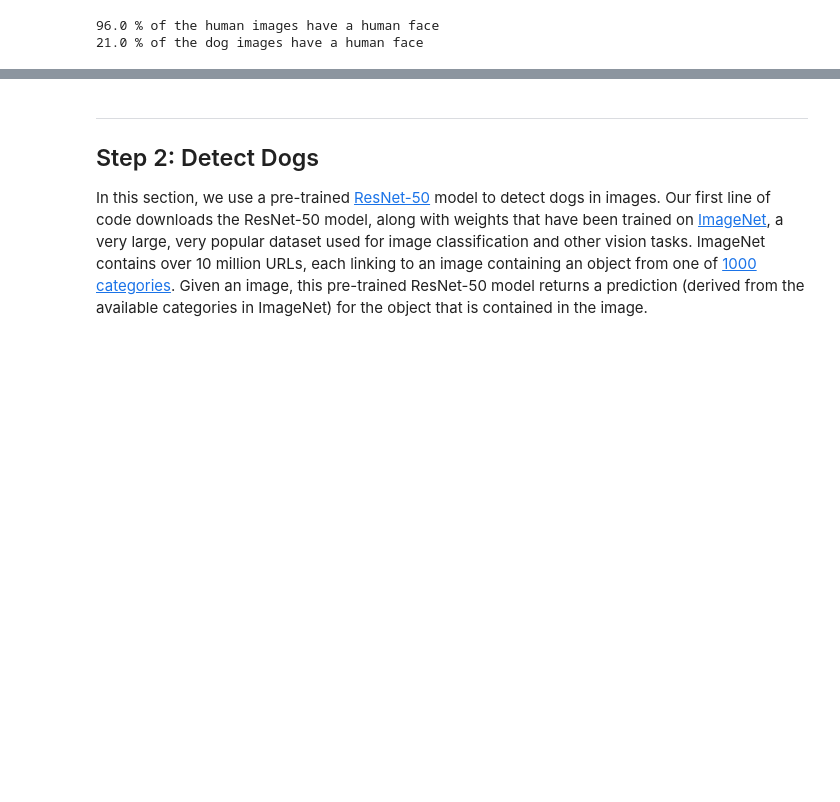
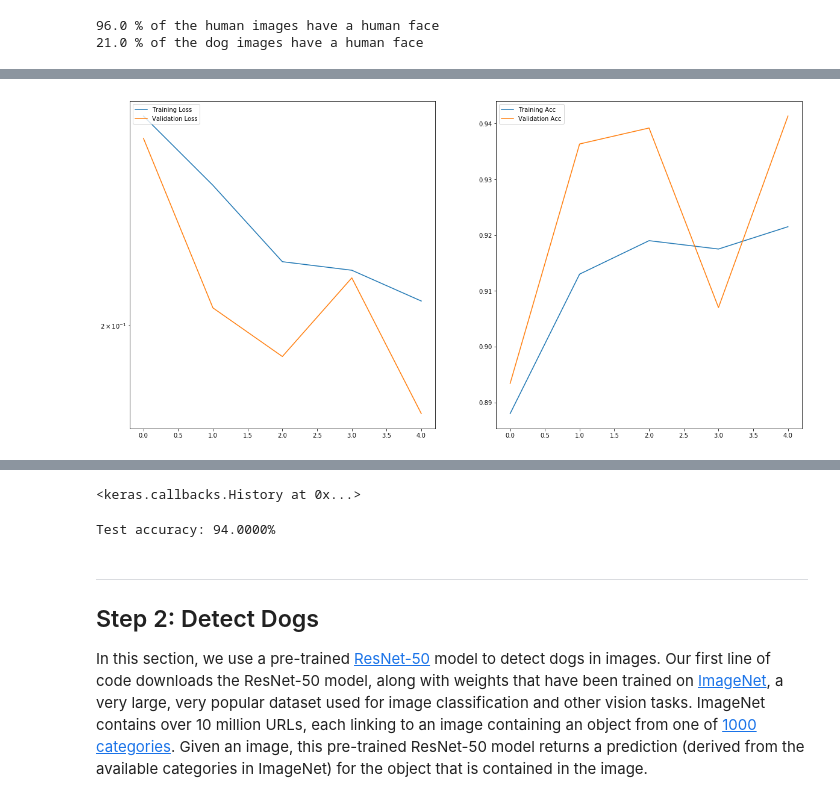
Before and after one commit to DimasAdinugroho/machine-learning-nanodegree, a Jupyter notebook: dog-project/dog_app.ipynb, the cells around one changed output, grey strips where cells are left out. Drawn from its saved outputs; the diff is of its cells as text; code cells hidden in the pictures; blank space fills up the shorter version.

```diff
--- a/dog-project/dog_app.ipynb
+++ b/dog-project/dog_app.ipynb
@@ -230,0 +281,20 @@ print(dog_face)
+# %%
+from keras.layers import Conv2D, MaxPooling2D, GlobalAveragePooling2D
+from keras.layers import Dropout, Flatten, Dense
+from keras.models import Sequential
+
+model = Sequential()
+
+# first layer
+model.add(Conv2D(32, kernel_size=(2, 2), strides=1, padding='valid', activation='relu', input_shape=(224, 224, 3)))
+model.add(MaxPooling2D(pool_size=(2, 2), strides=2, padding='valid'))
+
+# second layer
+model.add(Conv2D(64, kernel_size=(2, 2), strides=1, padding='valid', activation='relu'))
+model.add(MaxPooling2D(pool_size=(2, 2), strides=2, padding='valid'))
+
+# third layer
+model.add(GlobalAveragePooling2D())
+model.add(Dropout(0.2))
+model.add(Dense(2, activation='softmax'))
+model.summary()
@@ -230,0 +319,20 @@ print(dog_face)
+# %%
+model.compile(optimizer='adam', loss='categorical_crossentropy', metrics=['accuracy'])
+# %%
+from keras.callbacks import ModelCheckpoint
+
+### TODO: specify the number of epochs that you would like to use to train the model.
+
+epochs = 5
+batch_size = 20
+
+### Do NOT modify the code below this line.
+
+checkpointer = ModelCheckpoint(filepath='saved_models/weights.best.human.dog.hdf5',
+                               verbose=1, save_best_only=True)
+
+model.fit(train_dog_tensors, train_dog_targets,
+          validation_data=(valid_dog_tensors, valid_dog_targets),
+          epochs=epochs, batch_size=batch_size, callbacks=[checkpointer, plot], verbose=2)
+# %% [output]
+[figure, added]
@@ -230,0 +340 @@ print(dog_face)
+<keras.callbacks.History at 0x...>
@@ -231,3 +343,12 @@ print(dog_face)
+# %%
+# get index of predicted dog breed for each image in test set
+human_predictions = [np.argmax(model.predict(np.expand_dims(tensor, axis=0))) for tensor in test_dog_tensors]
+
+# report test accuracy
+test_accuracy = 100*np.sum(np.array(human_predictions)==np.argmax(test_dog_targets, axis=1))/len(human_predictions)
+print('Test accuracy: %.4f%%' % test_accuracy)
+# %% [output]
+Test accuracy: 94.0000%
 # %% [markdown]
 ---
 <a id='step2'></a>
```
Also changed, not shown: parts of 20 cells of this notebook, 1 other file.
